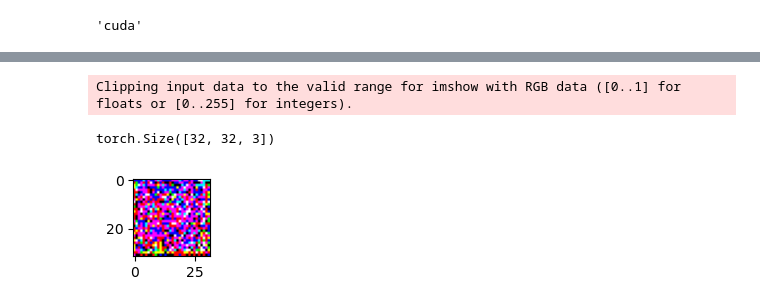
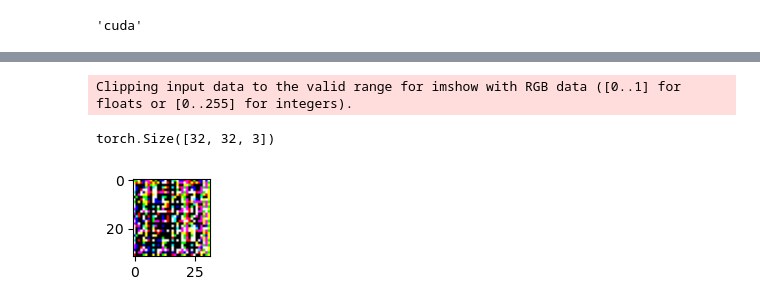
Before and after one commit to MyeongGuJo/diffusion, a Jupyter notebook: DDPM/test.ipynb, the cells around one changed output, grey strips where cells are left out. Cells and saved outputs as stored; diff of their text form; code cells hidden in the pictures.

```diff
--- a/DDPM/test.ipynb
+++ b/DDPM/test.ipynb
@@ -20,8 +20,9 @@ torch.Size([50000, 32, 32, 3])
 %matplotlib inline
 import matplotlib.pyplot as plt
 
-image = train_dataset.data[0]
+image = train_dataset.data[0] / 255
 print(image.shape)
+print(image[0][0])
 
 plt.figure(figsize=(2, 2))
 plt.imshow(image)
@@ -105,20 +106,20 @@ torch.Size([32, 32, 3])
 # %%
 model.eval()
 
 with torch.no_grad():
     image = model.sampling()
     image = image.squeeze(0).cpu()
     # (bs, h, w, c) -> (bs, c, h, w)
     image = image.permute(1, 2, 0)
 
     print(image.shape)
     plt.figure(figsize=(1, 1))
-    plt.imshow(image)
+    plt.imshow(image.int())
     plt.show()
 # %% [output]
 Clipping input data to the valid range for imshow with RGB data ([0..1] for floats or [0..255] for integers).
 torch.Size([32, 32, 3])
-[figure, old version]
+[figure, new version]
 # %%
 with torch.no_grad():
     for image in samples:
```
Also changed, not shown: parts of 6 cells of this notebook.
